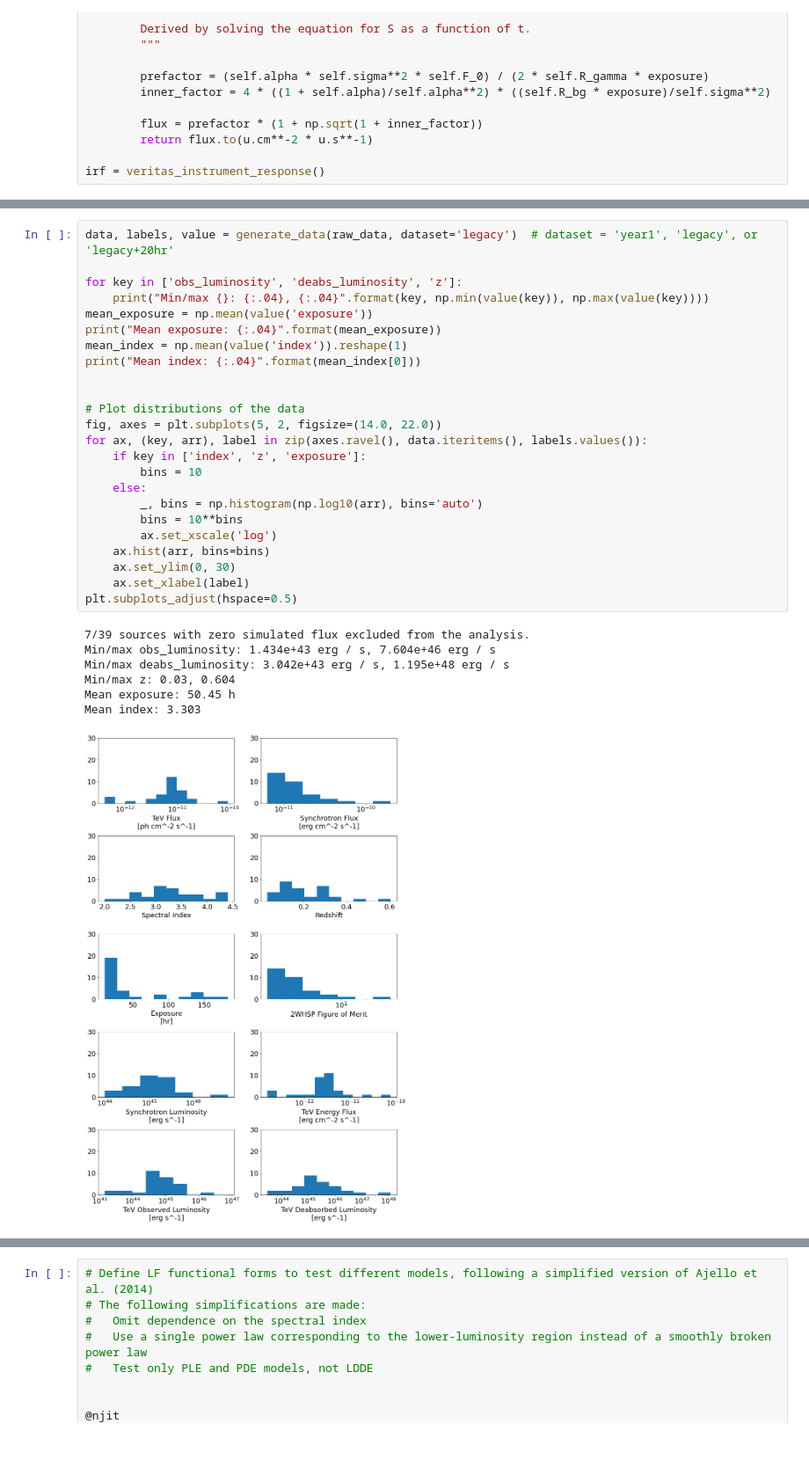
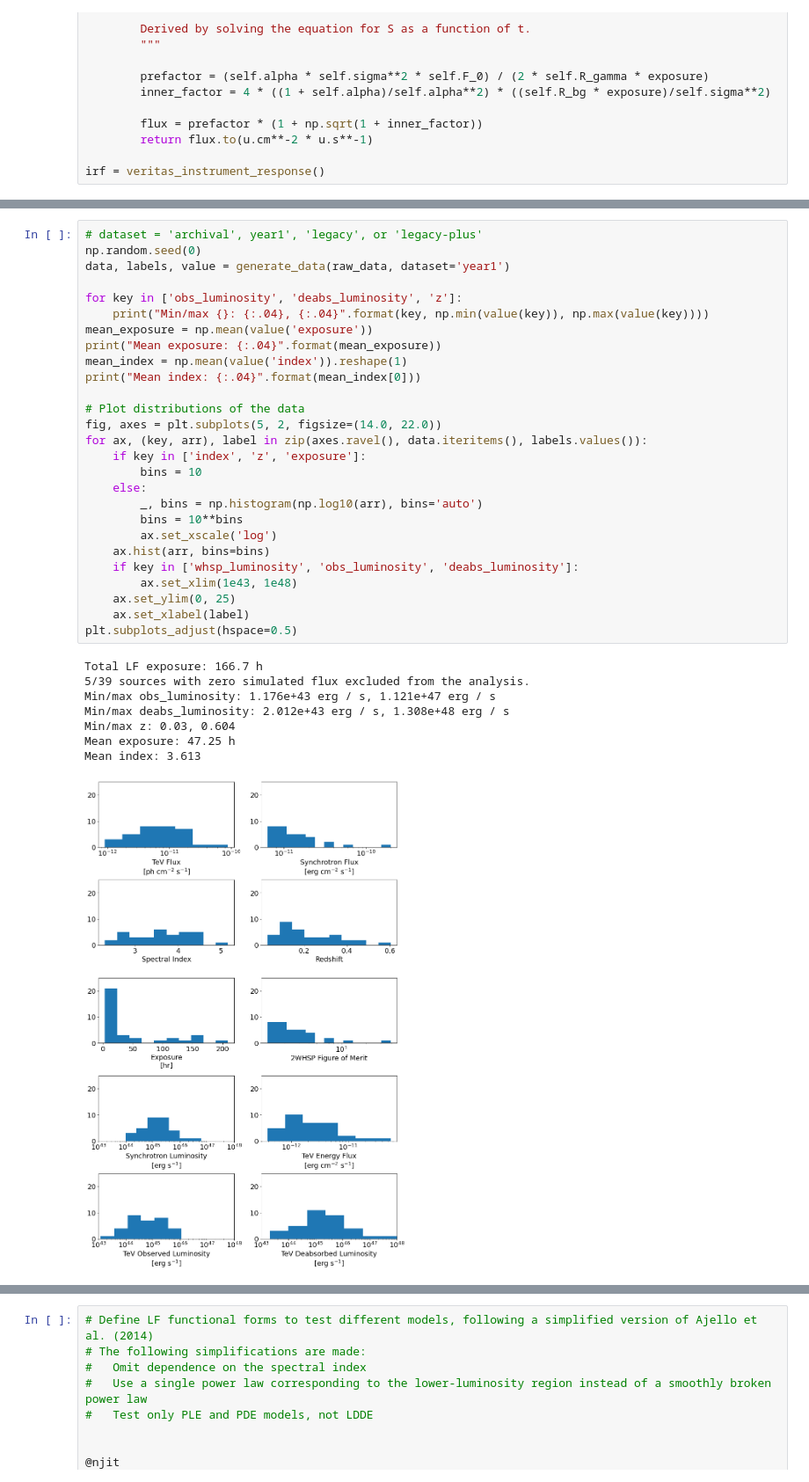
Before and after one commit to aribrill/lf-simulation, a Jupyter notebook: LF_calculation.ipynb, the cells around one changed output, grey strips where cells are left out. Shown: that part at 88% size. Saved outputs shown, nothing was run; the diff lists cells and outputs as text; blank space fills up the shorter version.

```diff
--- a/LF_calculation.ipynb
+++ b/LF_calculation.ipynb
@@ -454,36 +482,40 @@ def generate_data(raw_data, dataset):
 
     return data, labels, value
 # %%
-data, labels, value = generate_data(raw_data, dataset='legacy')  # dataset = 'year1', 'legacy', or 'legacy+20hr'
+# dataset = 'archival', year1', 'legacy', or 'legacy-plus'
+np.random.seed(0)
+data, labels, value = generate_data(raw_data, dataset='year1')
 
 for key in ['obs_luminosity', 'deabs_luminosity', 'z']:
     print("Min/max {}: {:.04}, {:.04}".format(key, np.min(value(key)), np.max(value(key))))
 mean_exposure = np.mean(value('exposure'))
 print("Mean exposure: {:.04}".format(mean_exposure))
 mean_index = np.mean(value('index')).reshape(1)
 print("Mean index: {:.04}".format(mean_index[0]))
-
 
 # Plot distributions of the data
 fig, axes = plt.subplots(5, 2, figsize=(14.0, 22.0))
 for ax, (key, arr), label in zip(axes.ravel(), data.iteritems(), labels.values()):
     if key in ['index', 'z', 'exposure']:
         bins = 10
     else:
         _, bins = np.histogram(np.log10(arr), bins='auto')
         bins = 10**bins
         ax.set_xscale('log')
     ax.hist(arr, bins=bins)
-    ax.set_ylim(0, 30)
+    if key in ['whsp_luminosity', 'obs_luminosity', 'deabs_luminosity']:
+        ax.set_xlim(1e43, 1e48)
+    ax.set_ylim(0, 25)
     ax.set_xlabel(label)
 plt.subplots_adjust(hspace=0.5)
 # %% [output]
-7/39 sources with zero simulated flux excluded from the analysis.
-Min/max obs_luminosity: 1.434e+43 erg / s, 7.604e+46 erg / s
-Min/max deabs_luminosity: 3.042e+43 erg / s, 1.195e+48 erg / s
+Total LF exposure: 166.7 h
+5/39 sources with zero simulated flux excluded from the analysis.
+Min/max obs_luminosity: 1.176e+43 erg / s, 1.121e+47 erg / s
+Min/max deabs_luminosity: 2.012e+43 erg / s, 1.308e+48 erg / s
 Min/max z: 0.03, 0.604
-Mean exposure: 50.45 h
-Mean index: 3.303
+Mean exposure: 47.25 h
+Mean index: 3.613
-[figure, old version]
+[figure, new version]
 # %%
 # Plot the logN-logS of the VERITAS sources (using the TeVCat fluxes)
```
Also changed, not shown: parts of 22 cells of this notebook.
